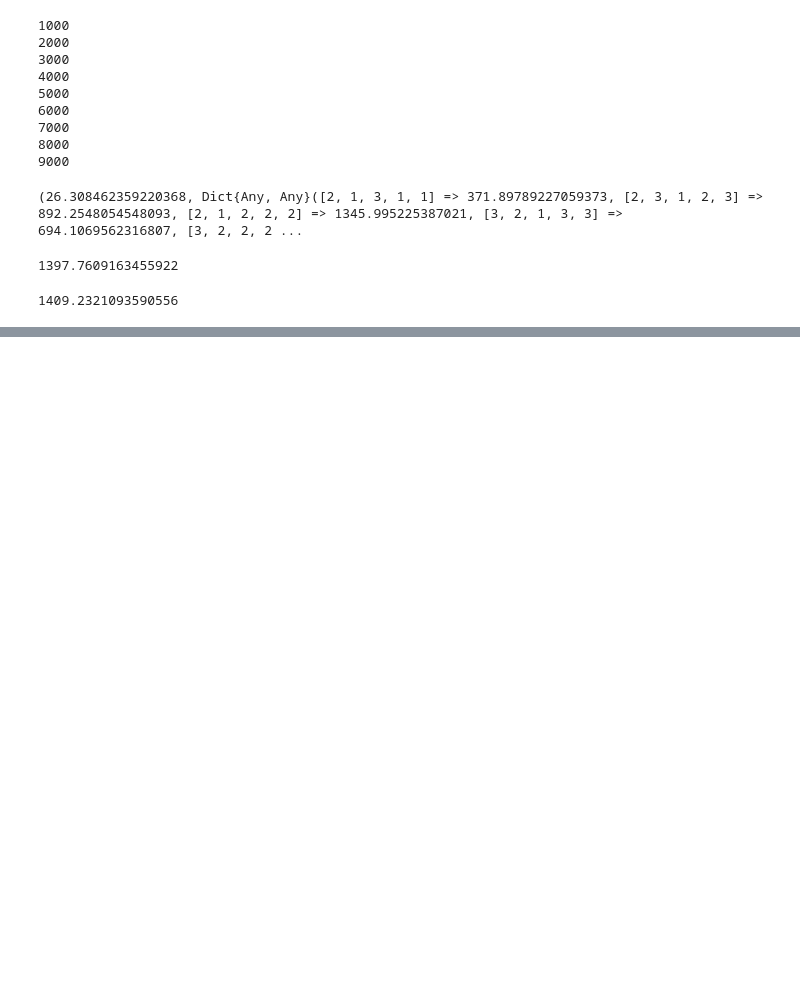
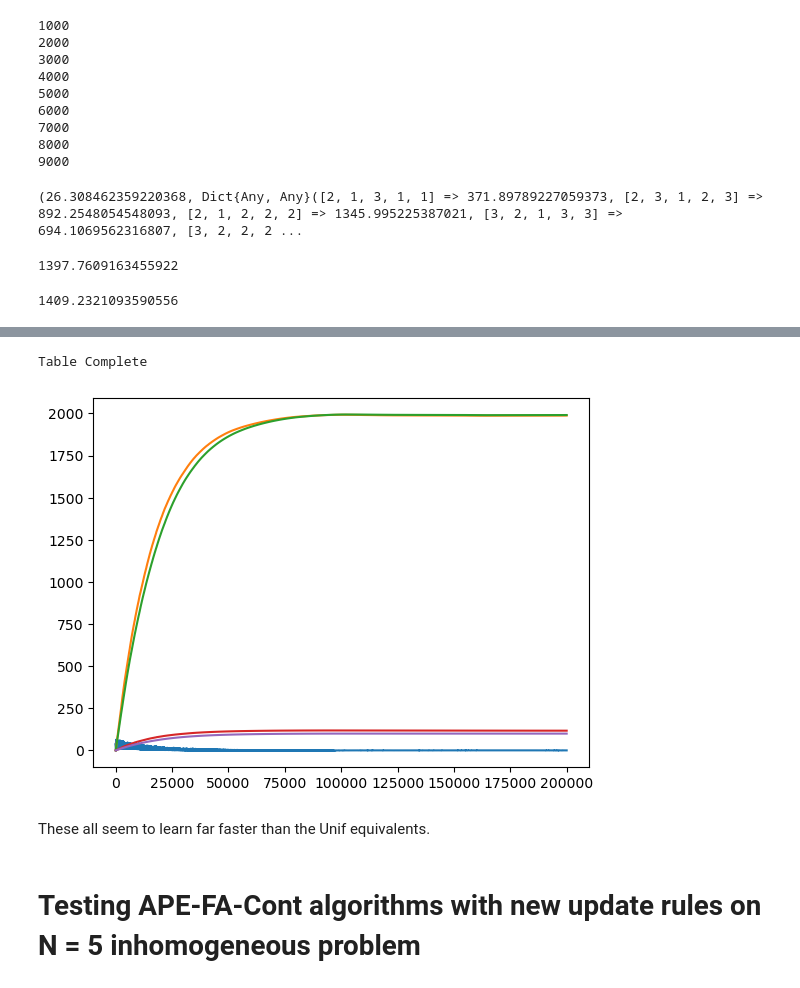
Before and after one commit to fairleyl/PhD-Code, a Jupyter notebook: AVI-Suite-NewUpdates.ipynb, the cells around one changed output, grey strips where cells are left out. Drawn from its saved outputs; the diff is of its cells as text; code cells hidden in the pictures; blank space fills up the shorter version.

```diff
--- a/AVI-Suite-NewUpdates.ipynb
+++ b/AVI-Suite-NewUpdates.ipynb
@@ -3396,0 +3688,5 @@ Neat.
+# %%
+nMax = 200000
+stepsize = 1/10
+resultContFullST = apeFAContFullST(N,alpha_d, alpha_r, beta, tau, c0, c1, r, nMax, stepsize, vParams, features; printProgress = true, modCounter = 10000)
+println("Complete")
@@ -3396,0 +3711,23 @@ Neat.
+# %%
+numPar = length(vParams)
+paramHist = resultContFullST[2]
+paramHistT = Dict()
+for i in 1:numPar
+    paramHistT[i] = zeros(nMax)
+end
+for i in 1:numPar
+    for j in 1:nMax
+        paramHistT[i][j] = paramHist[j][i]
+    end
+end
+println("Table Complete")
+for i in 1:numPar
+    PyPlot.plot(paramHistT[i], label = i)
+end
+# %% [output]
+Table Complete
+[figure, added]
+# %% [markdown]
+These all seem to learn far faster than the Unif equivalents.
+# %% [markdown]
+# Testing APE-FA-Cont algorithms with new update rules on N = 5 inhomogeneous problem
```
Also changed, not shown: parts of 61 cells of this notebook.
